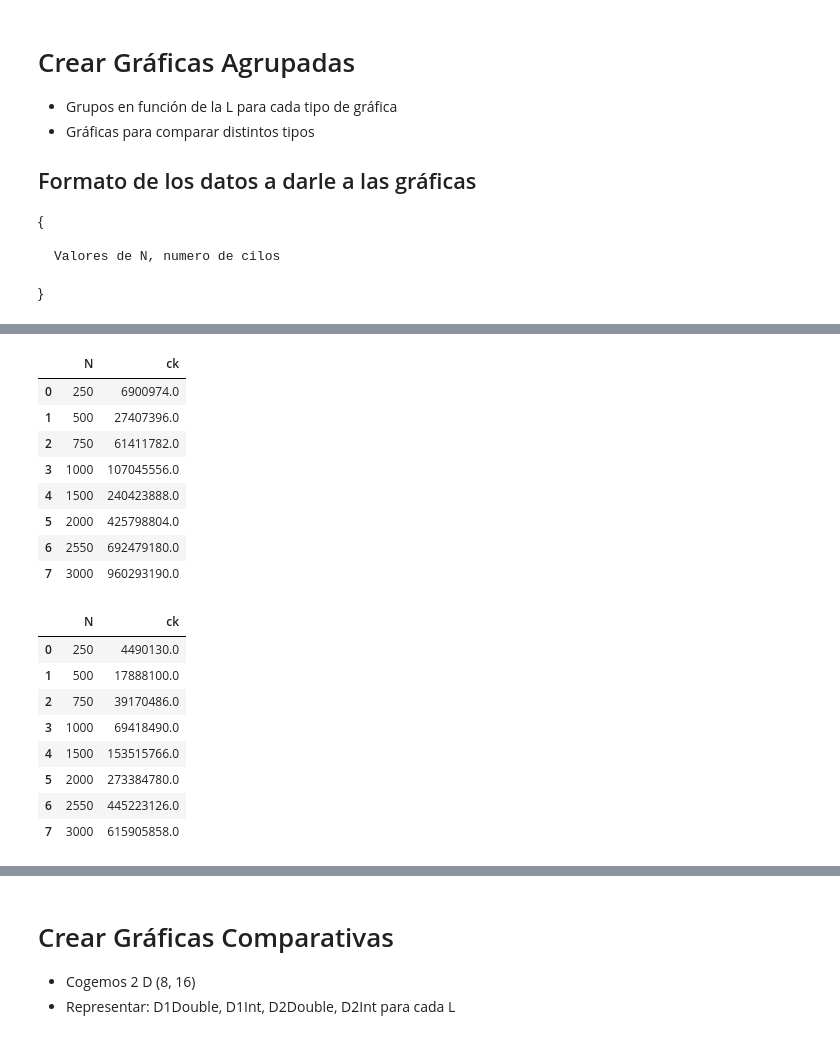
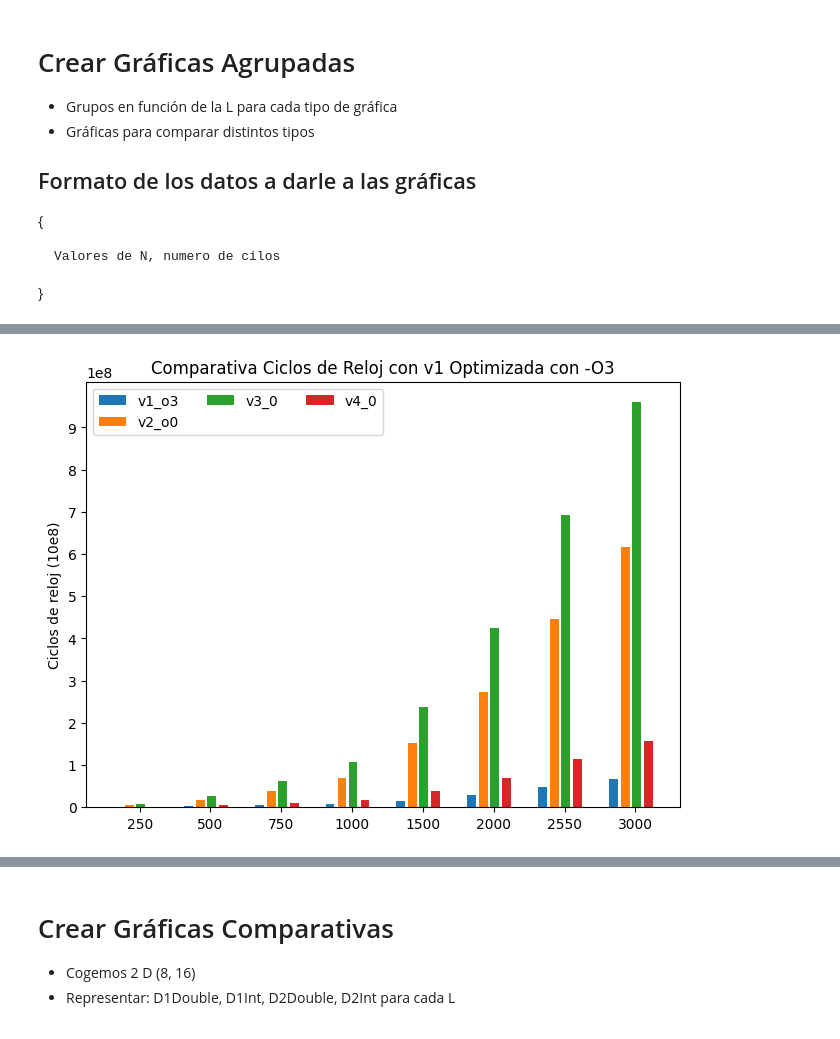
Before and after one commit to chrisgzlez/ArqComp, a Jupyter notebook: Practica_02/ClockSpeed.ipynb, the cells around one changed output, grey strips where cells are left out. Cells and saved outputs as stored; diff of their text form; code cells hidden in the pictures.

```diff
--- a/Practica_02/ClockSpeed.ipynb
+++ b/Practica_02/ClockSpeed.ipynb
@@ -11,13 +11,18 @@ import matplotlib.pyplot as plt
 * Y cambiar el acceso a memoria
 # %%
 def leer_csv(filename: str) -> pd.DataFrame:
-
-
     pd.set_option('display.max_rows', None)
     df_temp = pd.read_csv(filename, header=0)
+    df_temp.columns = ['N', 'ck']
+
+    lista_N = list(df_temp['N'].unique())
+    lista_N.sort()
+    ck_values = [df_temp.loc[df_temp['N'] == n]['ck'].median() for n in lista_N]
+
+    df = pd.DataFrame(list(zip(lista_N, ck_values)))
     df.columns = ['N', 'ck']
-    for n in tuple(df['N'].unique()):
-        df.loc[df['N'] == n] = df.loc[df['N'] == n].median()
+    df.sort_values(by=['N'])
+
     return df
 # %%
 
@@ -148,0 +183,13 @@ N 4     8       16      32      64
+# %%
+## PARA CADA VALOR DE N
+## DISTINTOS HILOS
+## N, numHilos -> (4, 8...) datos ck
+print("N", end=" ")
+for n in [4, 8, 16, 32, 64]:
+    print(n, end="\t")
+print("")
+
+for n in list_of_N:
+    for d in list_hilos:
+        print(d.loc[d['N']==n]['ck'].values[0])
+    print("")
@@ -266,0 +296,4 @@ ax.set_ylim(0, ck_max+2)
+# %%
+graph_four(v1_3, v2_0, v3_0, v4_0, "v1_o3", "v2_o0", "v3_0", "v4_0")
+# %% [output]
+[figure, added]
@@ -320,26 +408,2 @@ def graph_two (d1: pd.DataFrame, d2: pd.DataFrame, v1: str, v2: str) -> None:
 
     plt.savefig(f'results/graphs/graph_{v1}_{v2}.png')
-# %%
-v3_0
-# %% [output]
-|  | N | ck |
-| 0 | 250 | 6900974.0 |
-| 1 | 500 | 27407396.0 |
-| 2 | 750 | 61411782.0 |
-| 3 | 1000 | 107045556.0 |
-| 4 | 1500 | 240423888.0 |
-| 5 | 2000 | 425798804.0 |
-| 6 | 2550 | 692479180.0 |
-| 7 | 3000 | 960293190.0 |
-# %%
-v2_0
-# %% [output]
-|  | N | ck |
-| 0 | 250 | 4490130.0 |
-| 1 | 500 | 17888100.0 |
-| 2 | 750 | 39170486.0 |
-| 3 | 1000 | 69418490.0 |
-| 4 | 1500 | 153515766.0 |
-| 5 | 2000 | 273384780.0 |
-| 6 | 2550 | 445223126.0 |
-| 7 | 3000 | 615905858.0 |
```
Also changed, not shown: parts of 32 cells of this notebook, 20 other files.
